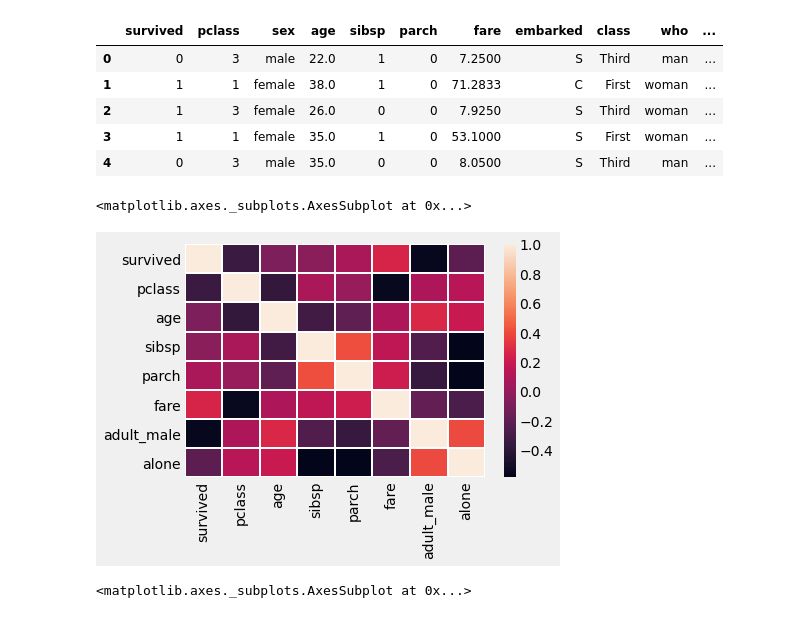
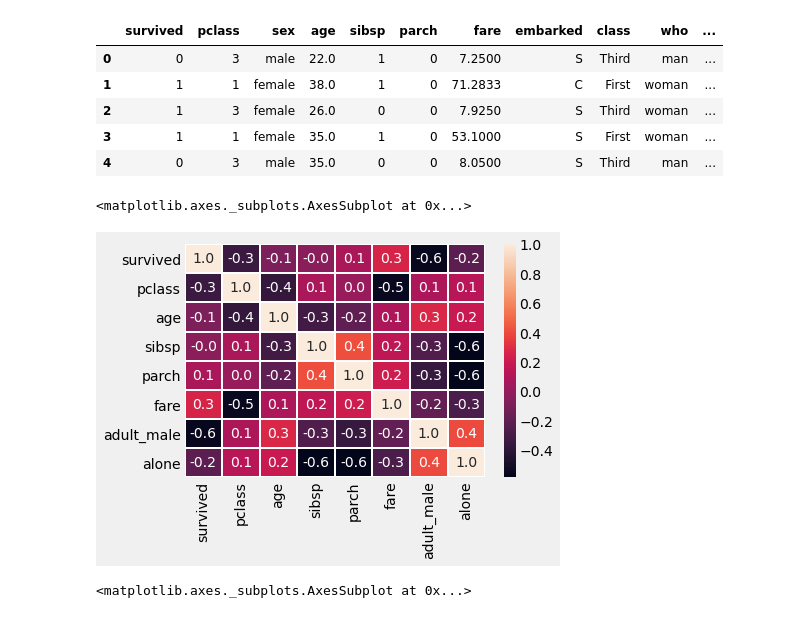
Before and after one commit to ritwik-ghosh153/seaborn-playground, a Jupyter notebook: Seaborn_assignment_1.ipynb, the cells around one changed output. Cells and saved outputs as stored; diff of their text form; code cells hidden in the pictures.

```diff
--- a/Seaborn_assignment_1.ipynb
+++ b/Seaborn_assignment_1.ipynb
@@ -17,9 +19,9 @@ data.head()
 # %%
 # Problem 1 : Plot a Heatmap on the correlation between multiple columns
-sns.heatmap(data.corr(),linewidths=1)
+sns.heatmap(data.corr(),linewidth=1, annot=True, fmt='0.1f')
 # %% [output]
 <matplotlib.axes._subplots.AxesSubplot at 0x...>
-[figure, old version]
+[figure, new version]
 # %%
 # Problem 2 : Plot the distribution of age column using a Boxplot on the basis of sex column
 sns.boxplot(x='sex',y='age',data=data)
```
Also changed, not shown: parts of 2 cells of this notebook, 1 other file.
